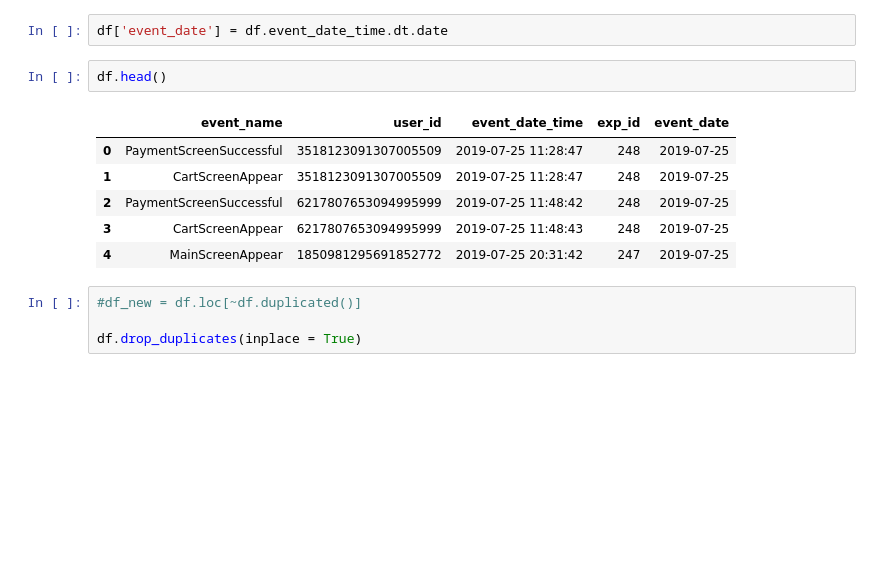
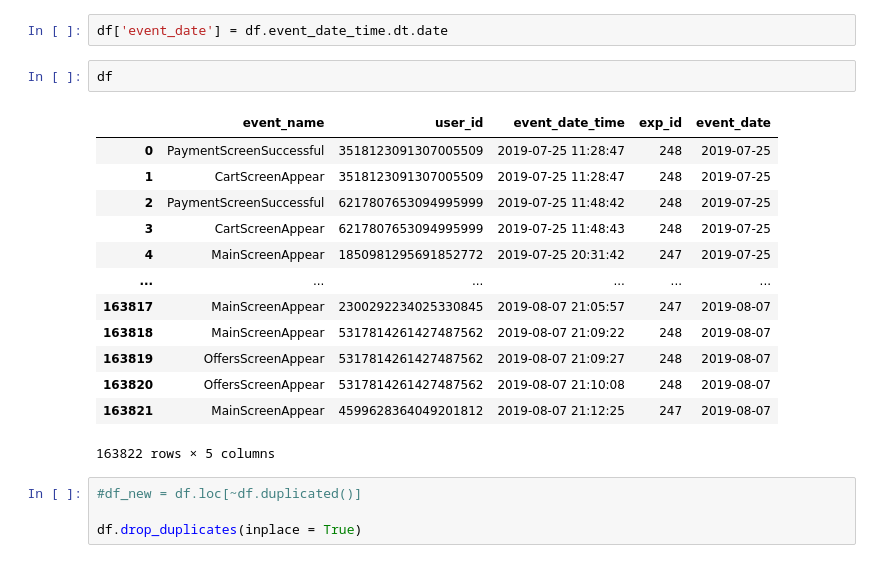
Before and after one commit to qwerty8909/tgu_data_analyst, a Jupyter notebook: ab_test_empty.ipynb, the cells around one changed output. Drawn from its saved outputs; the diff is of its cells as text; blank space fills up the shorter version.

```diff
--- a/ab_test_empty.ipynb
+++ b/ab_test_empty.ipynb
@@ -160,14 +159,21 @@ memory usage: 5.0+ MB
 # %%
 df['event_date'] = df.event_date_time.dt.date
 # %%
-df.head()
+df
 # %% [output]
 |  | event_name | user_id | event_date_time | exp_id | event_date |
 | 0 | PaymentScreenSuccessful | 3518123091307005509 | 2019-07-25 11:28:47 | 248 | 2019-07-25 |
 | 1 | CartScreenAppear | 3518123091307005509 | 2019-07-25 11:28:47 | 248 | 2019-07-25 |
 | 2 | PaymentScreenSuccessful | 6217807653094995999 | 2019-07-25 11:48:42 | 248 | 2019-07-25 |
 | 3 | CartScreenAppear | 6217807653094995999 | 2019-07-25 11:48:43 | 248 | 2019-07-25 |
 | 4 | MainScreenAppear | 1850981295691852772 | 2019-07-25 20:31:42 | 247 | 2019-07-25 |
+| ... | ... | ... | ... | ... | ... |
+| 163817 | MainScreenAppear | 2300292234025330845 | 2019-08-07 21:05:57 | 247 | 2019-08-07 |
+| 163818 | MainScreenAppear | 5317814261427487562 | 2019-08-07 21:09:22 | 248 | 2019-08-07 |
+| 163819 | OffersScreenAppear | 5317814261427487562 | 2019-08-07 21:09:27 | 248 | 2019-08-07 |
+| 163820 | OffersScreenAppear | 5317814261427487562 | 2019-08-07 21:10:08 | 248 | 2019-08-07 |
+| 163821 | MainScreenAppear | 4599628364049201812 | 2019-08-07 21:12:25 | 247 | 2019-08-07 |
+163822 rows × 5 columns
 # %%
 #df_new = df.loc[~df.duplicated()]
 
```
Also changed, not shown: parts of 39 cells of this notebook, 4 other files.
